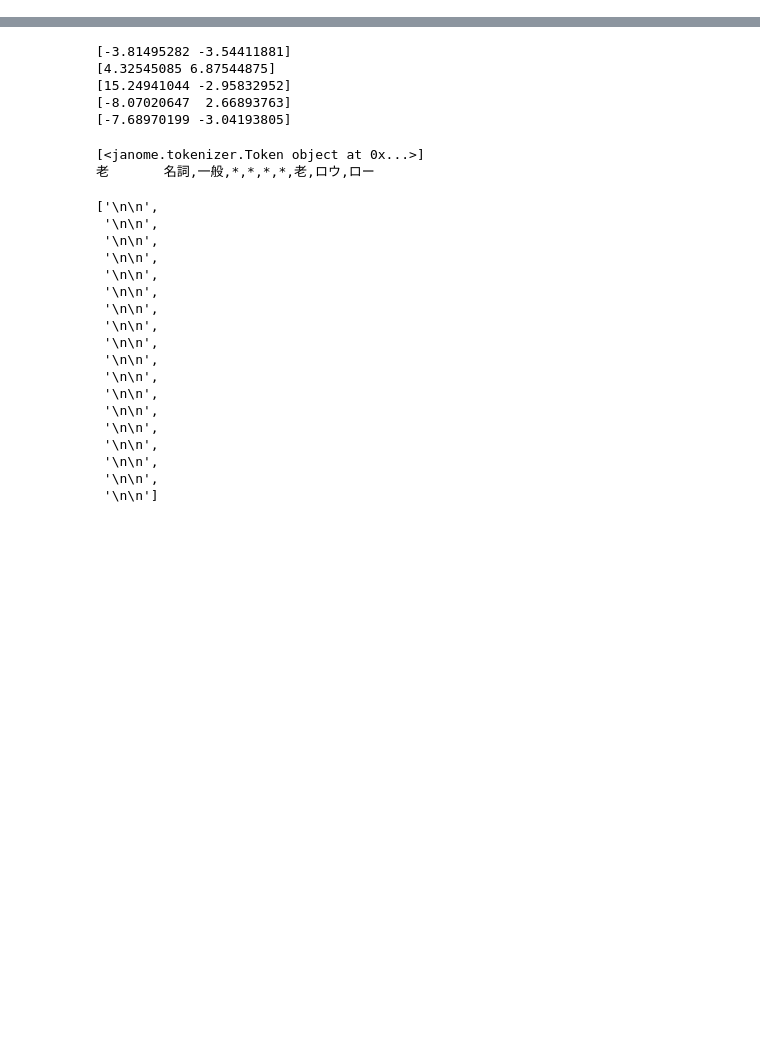
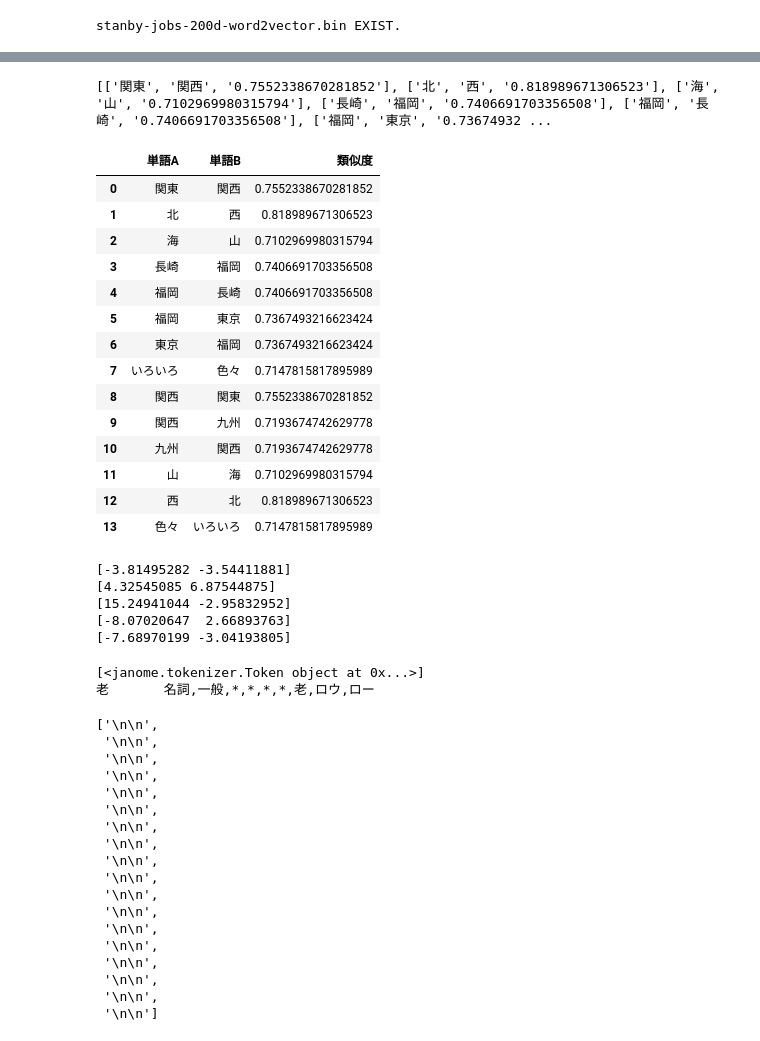
Before and after one commit to tsuchida5030/techgym_ai, a Jupyter notebook: Chapter_1/AI_running_1.ipynb, the cells around one changed output, grey strips where cells are left out. Saved outputs shown, nothing was run; the diff lists cells and outputs as text; code cells hidden in the pictures; blank space fills up the shorter version.

```diff
--- a/Chapter_1/AI_running_1.ipynb
+++ b/Chapter_1/AI_running_1.ipynb
@@ -82,0 +1,63 @@ draw_2d_2groups(model, '老人', '海')
+# %%
+#AI-TECHGYM-1-13-A-3
+#自然言語処理
+
+#word2vec データ読み込み
+from gensim.models import KeyedVectors
+import pandas as pd
+import urllib.request
+
+import os
+os.chdir(r"C:\Users\tsuchida\Documents\techgym_セミナー\TortoiseGit_resorce\techgym_ai\Chapter_1\Answer_sheet\AI_Chapter1_saved_files")
+
+title = "stanby-jobs-200d-word2vector.bin"
+if not os.path.exists(title):
+    print(title + " DOWNLOAD.")
+    url = "https://github.com/bizreach/ai/releases/download/2018-03-13/stanby-jobs-200d-word2vector.bin"
+    urllib.request.urlretrieve(url,"{0}".format(title))
+else :
+    print(title + " EXIST.")
+
+# ダウンロード先のパスを指定
+MODEL_FILENAME = "./stanby-jobs-200d-word2vector.bin"
+w2v = KeyedVectors.load_word2vec_format(MODEL_FILENAME, binary=True)
+
+# データの読み込み
+df = pd.read_csv("word.csv")
+
+# 読み込んだデータのサンプルを取得
+co_df = df
+display(co_df.head())
+
+# 閾値を決める
+THRESHOLD = 0.7
+
+# 結果をlistで保存
+result = []
+
+# 類似度を計算
+for i in df["words"].values:
+    for j in co_df["words"].values:
+        tmp = []
+        # word2vecにない単語はスルーする
+        try:
+            similarity = w2v.similarity(i, j)
+            # 類似度が0.99以上は同じ単語とする
+            # 類似度がTHRESHOLD以上のものを抽出
+            if similarity < 0.99 and similarity > THRESHOLD:
+                tmp = [i,j,str(similarity)]
+                result.append(tmp)
+        except:
+            pass
+
+#リストを表示
+print(result)
+
+#データフレーム
+df_result = pd.DataFrame(result,columns=["単語A","単語B","類似度"])
+display(df_result)
+
+#CSVファイルに保存
+df_result.to_csv('./w2v_result.csv',index=False)
+# %% [output]
+stanby-jobs-200d-word2vector.bin EXIST.
@@ -83,3 +70,19 @@ draw_2d_2groups(model, '老人', '海')
+[['関東', '関西', '0.7552338670281852'], ['北', '西', '0.818989671306523'], ['海', '山', '0.7102969980315794'], ['長崎', '福岡', '0.7406691703356508'], ['福岡', '長崎', '0.7406691703356508'], ['福岡', '東京', '0.73674932 ...
+|  | 単語A | 単語B | 類似度 |
+| 0 | 関東 | 関西 | 0.7552338670281852 |
+| 1 | 北 | 西 | 0.818989671306523 |
+| 2 | 海 | 山 | 0.7102969980315794 |
+| 3 | 長崎 | 福岡 | 0.7406691703356508 |
+| 4 | 福岡 | 長崎 | 0.7406691703356508 |
+| 5 | 福岡 | 東京 | 0.7367493216623424 |
+| 6 | 東京 | 福岡 | 0.7367493216623424 |
+| 7 | いろいろ | 色々 | 0.7147815817895989 |
+| 8 | 関西 | 関東 | 0.7552338670281852 |
+| 9 | 関西 | 九州 | 0.7193674742629778 |
+| 10 | 九州 | 関西 | 0.7193674742629778 |
+| 11 | 山 | 海 | 0.7102969980315794 |
+| 12 | 西 | 北 | 0.818989671306523 |
+| 13 | 色々 | いろいろ | 0.7147815817895989 |
 # %%
 for vector in w_vecs_pca:
     print(vector)
```
Also changed, not shown: parts of 2 cells of this notebook, 5 other files.
